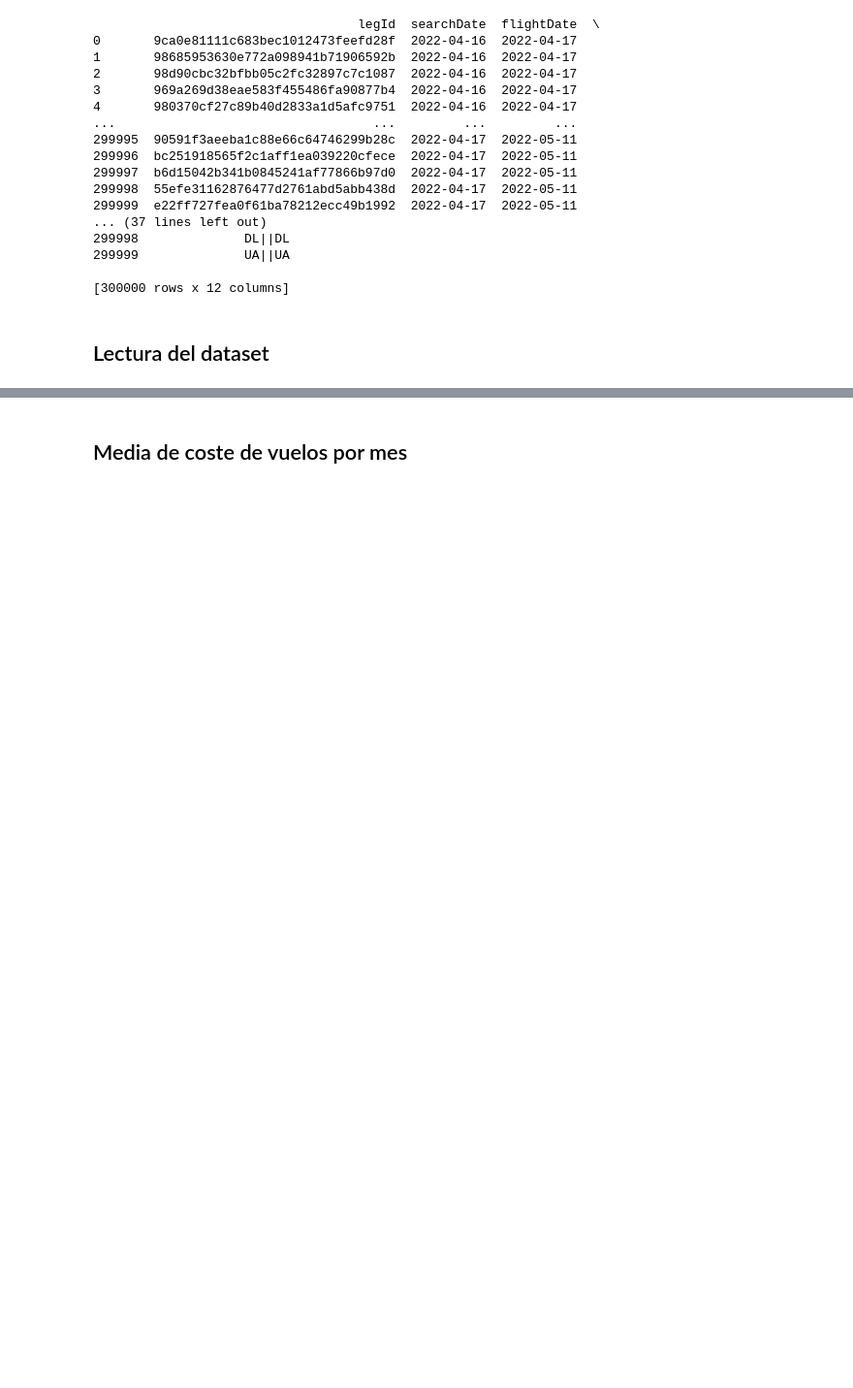
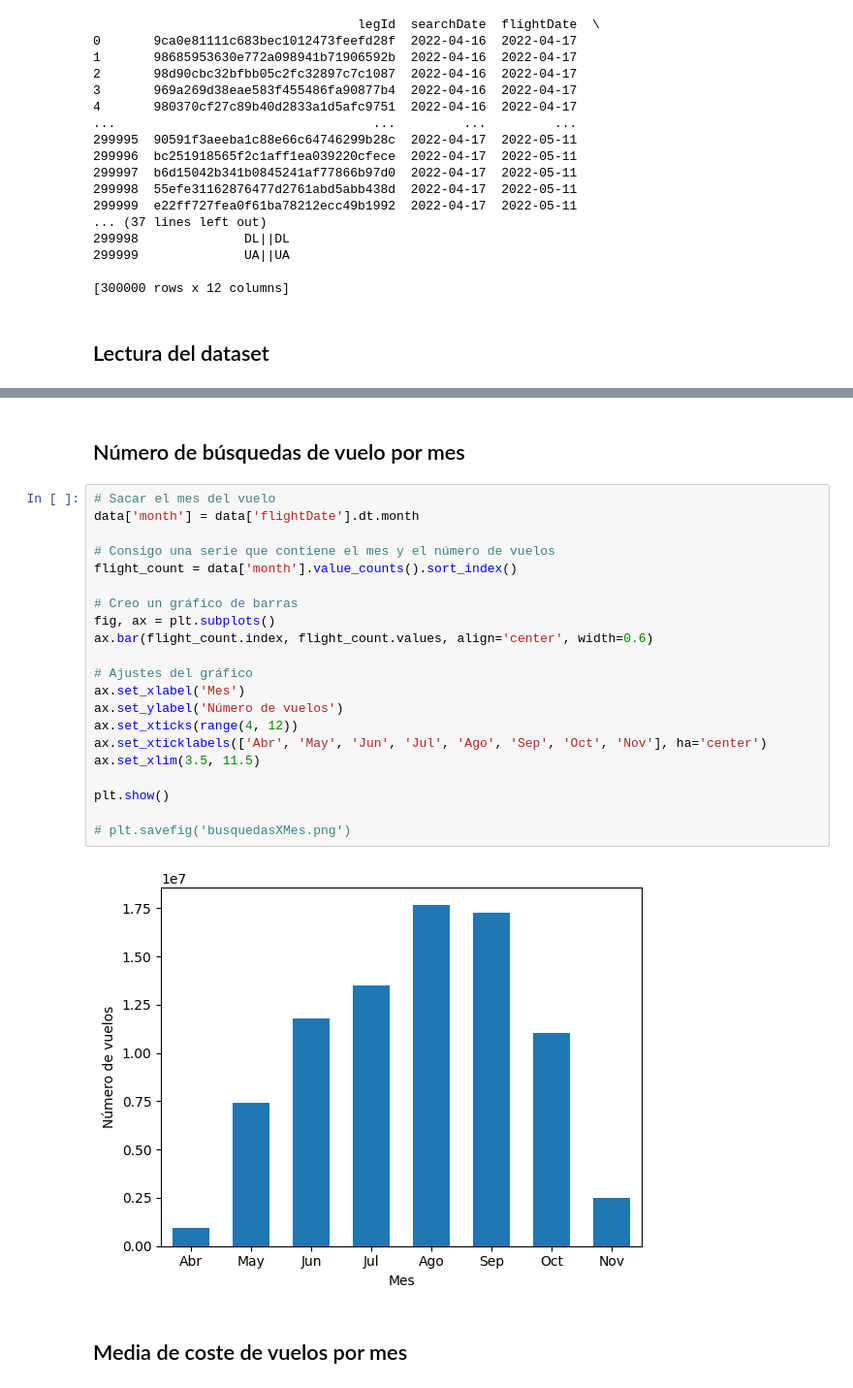
Before and after one commit to PRegi6/Min, a Jupyter notebook: ProyectoMIN.ipynb, the cells around one changed output, grey strips where cells are left out. Shown at 97% size. Saved outputs shown, nothing was run; the diff lists cells and outputs as text; blank space fills up the shorter version.

```diff
--- a/ProyectoMIN.ipynb
+++ b/ProyectoMIN.ipynb
@@ -77,3 +114,28 @@ data[:10]
+# %% [markdown]
+## Número de búsquedas de vuelo por mes
+# %%
+# Sacar el mes del vuelo
+data['month'] = data['flightDate'].dt.month
+
+# Consigo una serie que contiene el mes y el número de vuelos
+flight_count = data['month'].value_counts().sort_index()
+
+# Creo un gráfico de barras
+fig, ax = plt.subplots()
+ax.bar(flight_count.index, flight_count.values, align='center', width=0.6)
+
+# Ajustes del gráfico
+ax.set_xlabel('Mes')
+ax.set_ylabel('Número de vuelos')
+ax.set_xticks(range(4, 12))
+ax.set_xticklabels(['Abr', 'May', 'Jun', 'Jul', 'Ago', 'Sep', 'Oct', 'Nov'], ha='center')
+ax.set_xlim(3.5, 11.5)
+
+plt.show()
+
+# plt.savefig('busquedasXMes.png')
+# %% [output]
+[figure, added]
 # %% [markdown]
 ## Media de coste de vuelos por mes
 # %%
```
Also changed, not shown: parts of 20 cells of this notebook, 3 other files.
